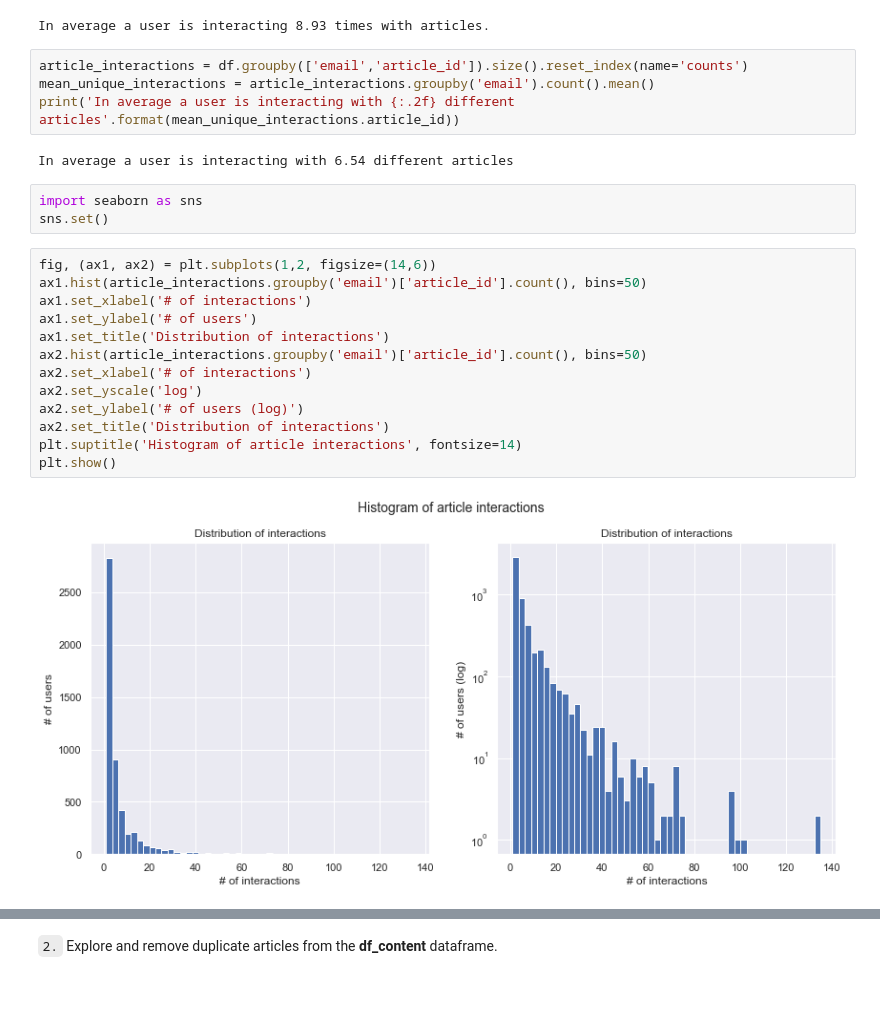
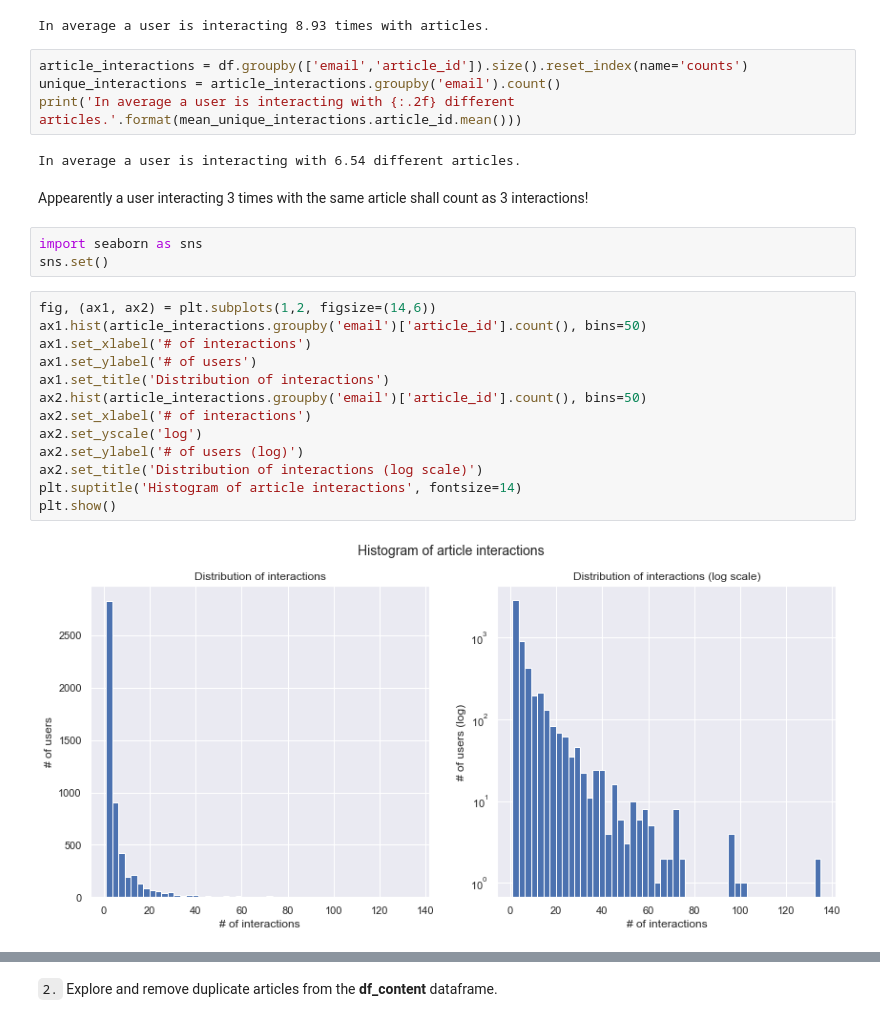
Before and after one commit to huli/dsnd, a Jupyter notebook: recommendations-with-ibm/Recommendations_with_IBM.ipynb, the cells around one changed output, grey strips where cells are left out. Drawn from its saved outputs; the diff is of its cells as text; blank space fills up the shorter version.

```diff
--- a/recommendations-with-ibm/Recommendations_with_IBM.ipynb
+++ b/recommendations-with-ibm/Recommendations_with_IBM.ipynb
@@ -65,25 +65,27 @@ print('In average a user is interacting {:.2f} times with articles.'.format(inte
 In average a user is interacting 8.93 times with articles.
 # %%
 article_interactions = df.groupby(['email','article_id']).size().reset_index(name='counts')
-mean_unique_interactions = article_interactions.groupby('email').count().mean()
-print('In average a user is interacting with {:.2f} different articles'.format(mean_unique_interactions.article_id))
+unique_interactions = article_interactions.groupby('email').count()
+print('In average a user is interacting with {:.2f} different articles.'.format(mean_unique_interactions.article_id.mean()))
 # %% [output]
-In average a user is interacting with 6.54 different articles
+In average a user is interacting with 6.54 different articles.
+# %% [markdown]
+Appearently a user interacting 3 times with the same article shall count as 3 interactions!
 # %%
 import seaborn as sns
 sns.set()
 # %%
 fig, (ax1, ax2) = plt.subplots(1,2, figsize=(14,6))
 ax1.hist(article_interactions.groupby('email')['article_id'].count(), bins=50)
 ax1.set_xlabel('# of interactions')
 ax1.set_ylabel('# of users')
 ax1.set_title('Distribution of interactions')
 ax2.hist(article_interactions.groupby('email')['article_id'].count(), bins=50)
 ax2.set_xlabel('# of interactions')
 ax2.set_yscale('log')
 ax2.set_ylabel('# of users (log)')
-ax2.set_title('Distribution of interactions')
+ax2.set_title('Distribution of interactions (log scale)')
 plt.suptitle('Histogram of article interactions', fontsize=14)
 plt.show()
 # %% [output]
-[figure, old version]
+[figure, new version]
```
Also changed, not shown: parts of 11 cells of this notebook.
